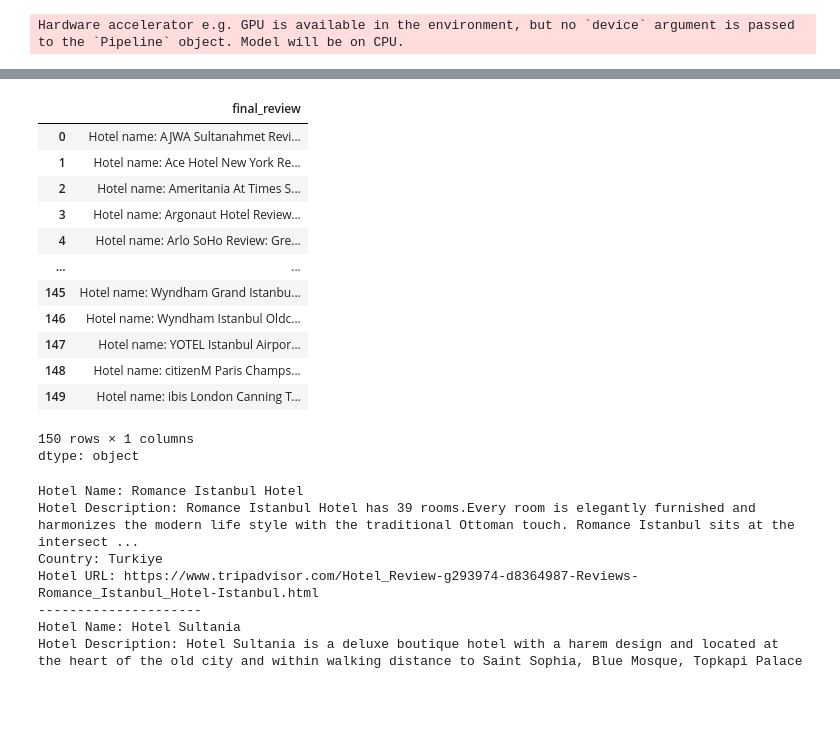
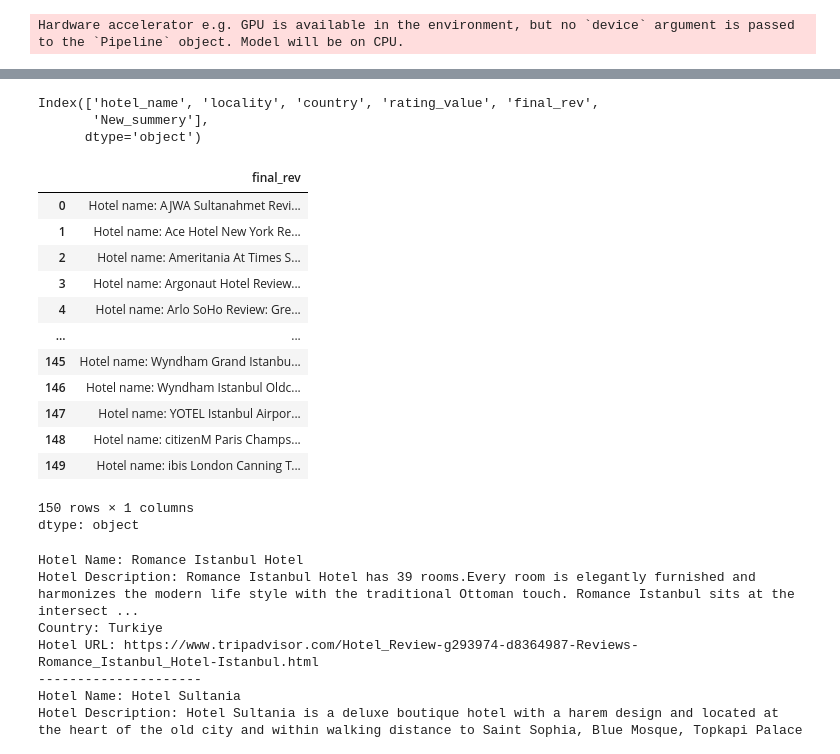
Before and after one commit to nawiralsahli/nawir, a Jupyter notebook: ASSIGNMENT3_HOTEL_Nawir_Ruba_Razan.ipynb, the cells around one changed output, grey strips where cells are left out. Drawn from its saved outputs; the diff is of its cells as text; code cells hidden in the pictures; blank space fills up the shorter version.

```diff
--- a/ASSIGNMENT3_HOTEL_Nawir_Ruba_Razan.ipynb
+++ b/ASSIGNMENT3_HOTEL_Nawir_Ruba_Razan.ipynb
@@ -123,6 +101,3 @@ df_combined_reviews
-# %%
-summaries = []
-for i in df_combined_reviews['review_title']:
-  ARTICLE = i
-  summary = summarizer(ARTICLE, max_length=100, min_length=30, do_sample=False)[0]['summary_text']
-  summaries.append(summary)
+# %%
+df_combined_reviews = df.groupby(['hotel_name', 'locality', 'country', 'rating_value' ])['review_title'].apply(list).reset_index(name='final_rev')
+df_combined_reviews
@@ -129,11 +118,25 @@ for i in df_combined_reviews['review_title']:
+# %%
+summaries = []
+for i in df_combined_reviews['final_rev']:
+    ARTICLE = ' '.join(i) if isinstance(i, list) else i  # Ensure ARTICLE is a string
+    input_length = len(ARTICLE.split())  # Calculate the number of words in the input
+    max_new_tokens = max(1, input_length - 1)  # Generate up to input_length - 1 tokens
+    summary = summarizer(ARTICLE, max_new_tokens=max_new_tokens, do_sample=False)[0]['summary_text']
+    summaries.append(summary)
 # %%
 df_combined_reviews['New_summery'] = summaries
+# %%
+print(df_combined_reviews.columns)
+# %% [output]
+Index(['hotel_name', 'locality', 'country', 'rating_value', 'final_rev',
+       'New_summery'],
+      dtype='object')
 # %%
-df_combined_reviews['final_review'] = ' Hotel name: ' + df_combined_reviews['hotel_name'] + " Review: " + df_combined_reviews['New_summery'] + " Locality: " + df_combined_reviews['locality'] + " Country: " + df_combined_reviews['country'] + " Rating value: " + df_combined_reviews['rating_value'].astype(str)
+df_combined_reviews['final_rev'] = ' Hotel name: ' + df_combined_reviews['hotel_name'] + " Review: " + df_combined_reviews['New_summery'] + " Locality: " + df_combined_reviews['locality'] + " Country: " + df_combined_reviews['country'] + " Rating value: " + df_combined_reviews['rating_value'].astype(str)
 # %%
-df_combined_reviews['final_review']
+df_combined_reviews['final_rev']
 # %% [output]
-|  | final_review |
+|  | final_rev |
 | 0 | Hotel name: AJWA Sultanahmet Revi... |
 | 1 | Hotel name: Ace Hotel New York Re... |
 | 2 | Hotel name: Ameritania At Times S... |
```
Also changed, not shown: parts of 7 cells of this notebook.
